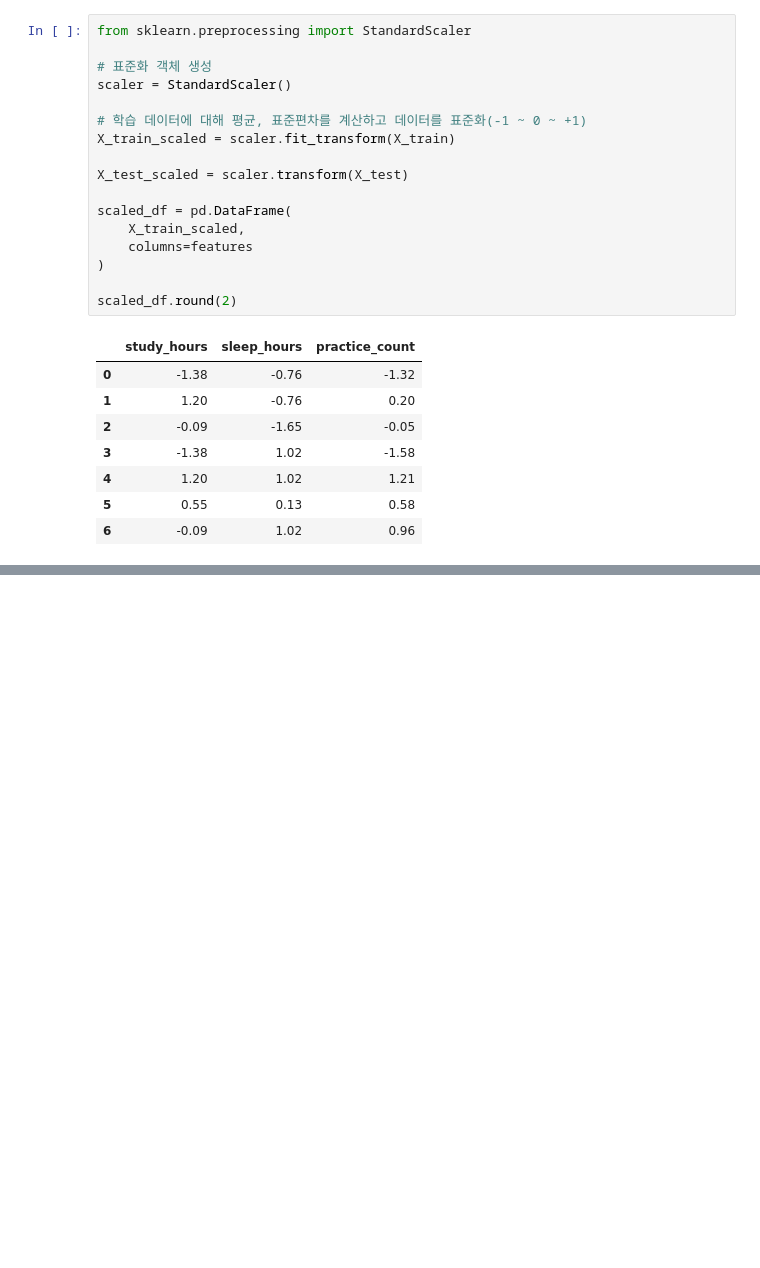
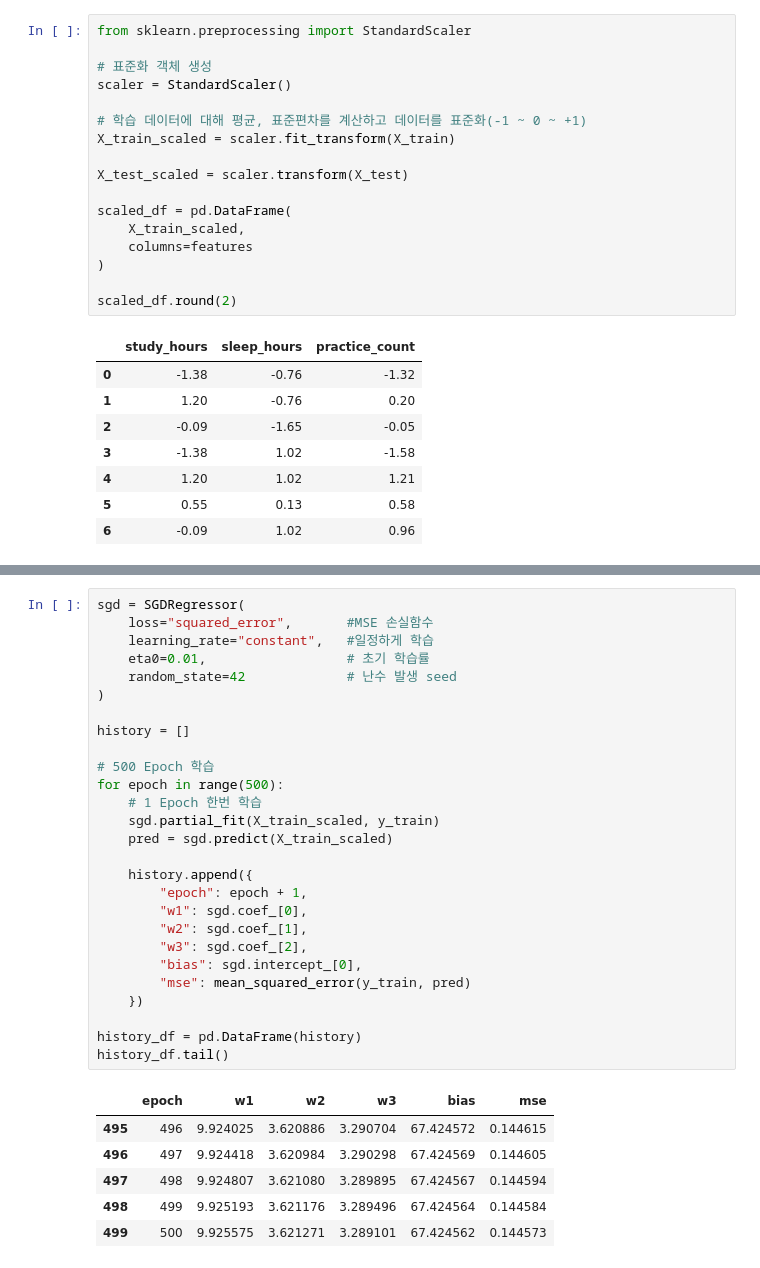
Before and after one commit to jeongeun-ax/kant_ml, a Jupyter notebook: 03_ml.ipynb, the cells around one changed output, grey strips where cells are left out. Saved outputs shown, nothing was run; the diff lists cells and outputs as text; blank space fills up the shorter version.

```diff
--- a/03_ml.ipynb
+++ b/03_ml.ipynb
@@ -633,0 +656,34 @@ scaled_df.round(2)
+# %%
+sgd = SGDRegressor(
+    loss="squared_error",       #MSE 손실함수
+    learning_rate="constant",   #일정하게 학습
+    eta0=0.01,                  # 초기 학습률
+    random_state=42             # 난수 발생 seed
+)
+
+history = []
+
+# 500 Epoch 학습
+for epoch in range(500):
+    # 1 Epoch 한번 학습
+    sgd.partial_fit(X_train_scaled, y_train)
+    pred = sgd.predict(X_train_scaled)
+
+    history.append({
+        "epoch": epoch + 1,
+        "w1": sgd.coef_[0],
+        "w2": sgd.coef_[1],
+        "w3": sgd.coef_[2],
+        "bias": sgd.intercept_[0],
+        "mse": mean_squared_error(y_train, pred)
+    })
+
+history_df = pd.DataFrame(history)
+history_df.tail()
+# %% [output]
+|  | epoch | w1 | w2 | w3 | bias | mse |
+| 495 | 496 | 9.924025 | 3.620886 | 3.290704 | 67.424572 | 0.144615 |
+| 496 | 497 | 9.924418 | 3.620984 | 3.290298 | 67.424569 | 0.144605 |
+| 497 | 498 | 9.924807 | 3.621080 | 3.289895 | 67.424567 | 0.144594 |
+| 498 | 499 | 9.925193 | 3.621176 | 3.289496 | 67.424564 | 0.144584 |
+| 499 | 500 | 9.925575 | 3.621271 | 3.289101 | 67.424562 | 0.144573 |
```
Also changed, not shown: parts of 4 cells of this notebook, 2 other files.
